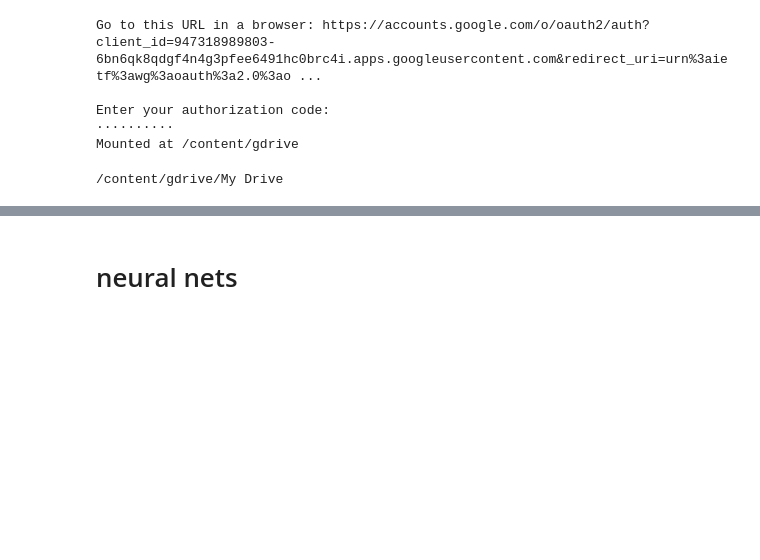
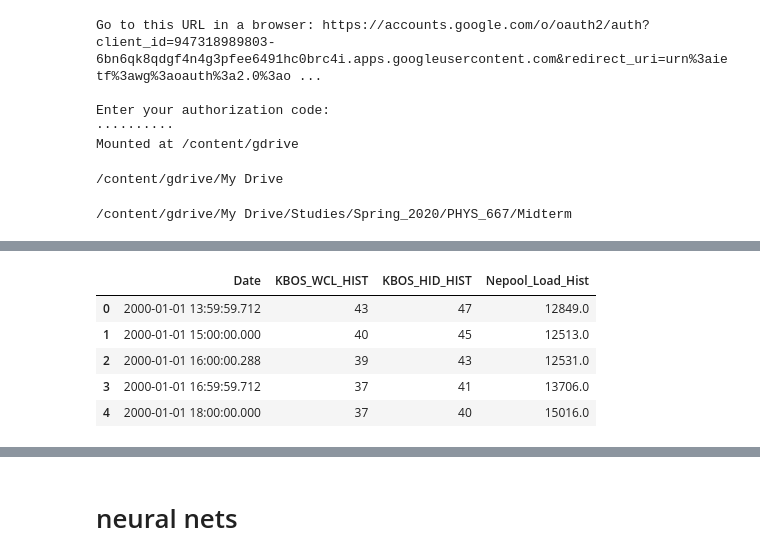
Before and after one commit to takao8/MLTSAProject, a Jupyter notebook: RNN_network_code.ipynb, the cells around one changed output, grey strips where cells are left out. Cells and saved outputs as stored; diff of their text form; code cells hidden in the pictures; blank space fills up the shorter version.

```diff
--- a/RNN_network_code.ipynb
+++ b/RNN_network_code.ipynb
@@ -59,4 +30,8 @@ Mounted at /content/gdrive
 cd gdrive/My\ Drive
 # %% [output]
 /content/gdrive/My Drive
+# %%
+cd Studies/Spring_2020/PHYS_667/Midterm/
+# %% [output]
+/content/gdrive/My Drive/Studies/Spring_2020/PHYS_667/Midterm
 # %%
@@ -78,5 +53,14 @@ weather_noaa = weather_noaa.drop(["HourlyAltimeterSetting", "HourlySeaLevelPress
 # %%
-mydata = pd.read_excel('PJM_NEPOOL_hourly_data_Jan2000_Jul2019.xlsx')  #stat
-mydata = mydata[['Date', 'KBOS_WCL_HIST', 'KBOS_HID_HIST', 'Nepool_Load_Hist']]
+df_load = pd.read_excel('data/PJM_NEPOOL_hourly_data_Jan2000_Jul2019.xlsx')  #stat
+df_load = df_load[['Date', 'KBOS_WCL_HIST', 'KBOS_HID_HIST', 'Nepool_Load_Hist']]
+# %%
+df_load.head()
+# %% [output]
+|  | Date | KBOS_WCL_HIST | KBOS_HID_HIST | Nepool_Load_Hist |
+| 0 | 2000-01-01 13:59:59.712 | 43 | 47 | 12849.0 |
+| 1 | 2000-01-01 15:00:00.000 | 40 | 45 | 12513.0 |
+| 2 | 2000-01-01 16:00:00.288 | 39 | 43 | 12531.0 |
+| 3 | 2000-01-01 16:59:59.712 | 37 | 41 | 13706.0 |
+| 4 | 2000-01-01 18:00:00.000 | 37 | 40 | 15016.0 |
 # %%
 # rounding everything to the nearest hour, since some values are a little off
```
Also changed, not shown: parts of 35 cells of this notebook.
